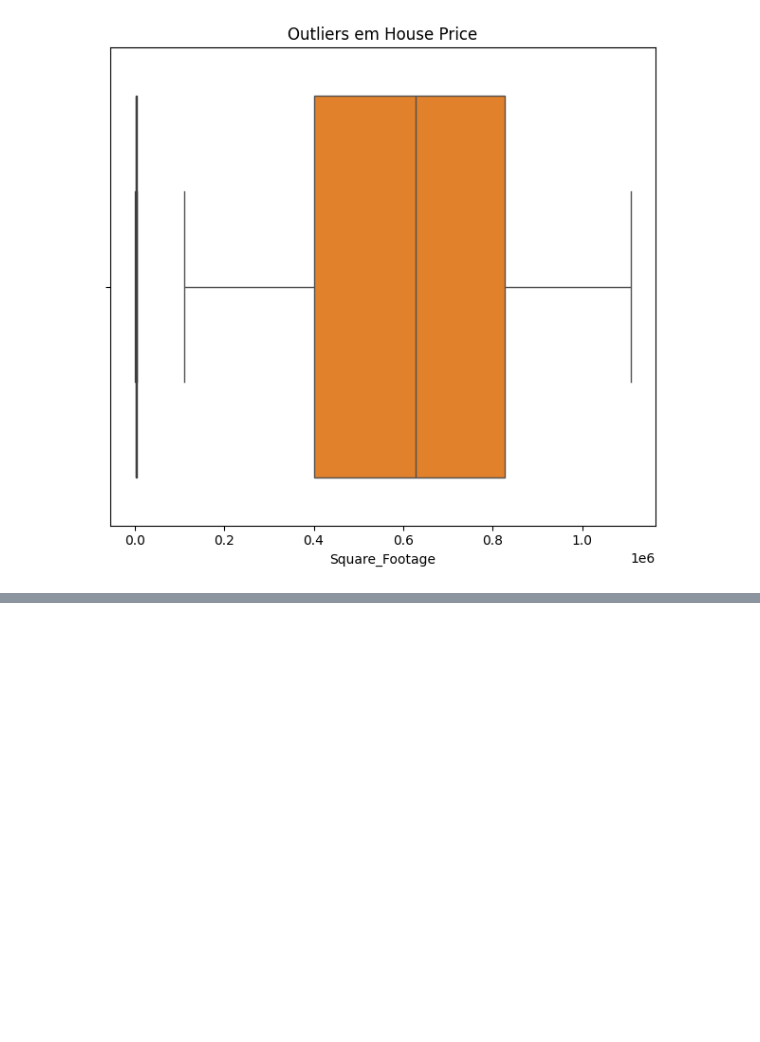
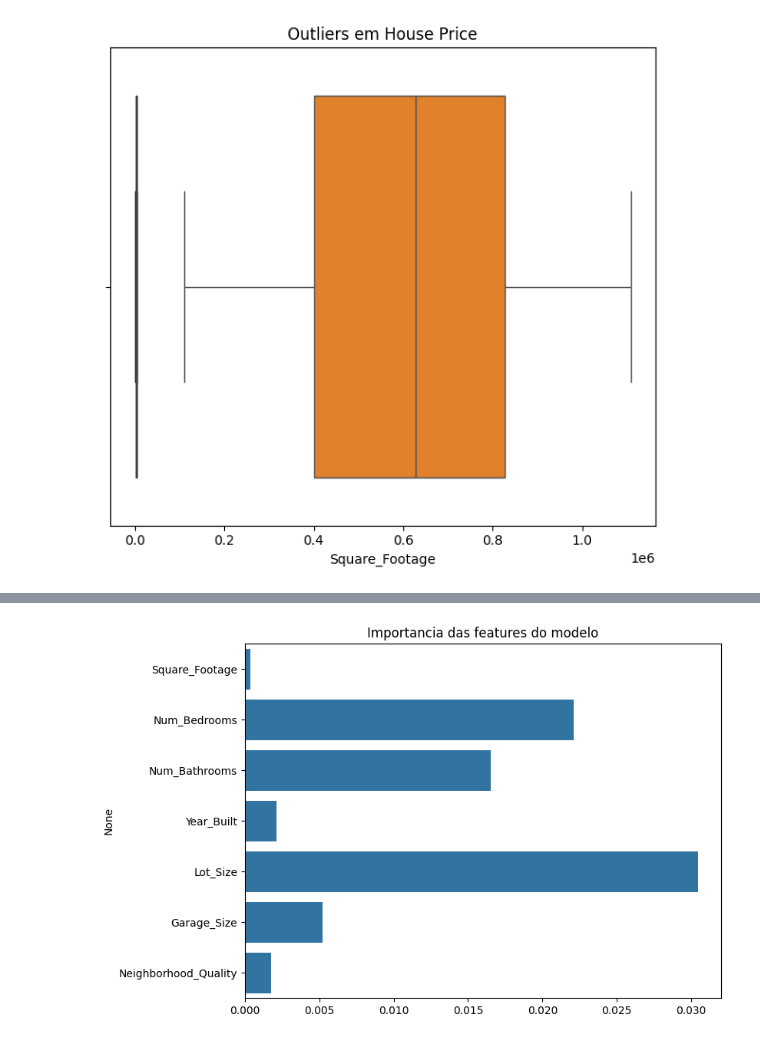
Before and after one commit to KaiqueConstantino/Projeto-house_prices, a Jupyter notebook: main.ipynb, the cells around one changed output, grey strips where cells are left out. Saved outputs shown, nothing was run; the diff lists cells and outputs as text; code cells hidden in the pictures; blank space fills up the shorter version.

```diff
--- a/main.ipynb
+++ b/main.ipynb
@@ -76,0 +93,10 @@ plt.show()
+# %%
+from sklearn.model_selection import train_test_split
+from sklearn.linear_model import LinearRegression
+from sklearn.metrics import mean_squared_error, mean_absolute_error, r2_score
+import numpy as np
+
+
+# Separando Váriaveis dependentes das independentes
+X = df[['Square_Footage', 'Num_Bedrooms', 'Num_Bathrooms', 'Year_Built', 'Lot_Size', 'Garage_Size', 'Neighborhood_Quality']]
+y_log = df['House_Price_log']
@@ -76,0 +147,13 @@ plt.show()
+# %%
+# Análise de feature importance
+
+# Coeficientes do modelo de regressão
+coef = pd.Series(model.coef_, index=X.columns)
+
+# Visualizando os coeficientes
+plt.figure(figsize=(8,6))
+sns.barplot(x=coef.values, y=coef.index)
+plt.title("Importancia das features do modelo")
+plt.show()
+# %% [output]
+[figure, added]
```
Also changed, not shown: parts of 7 cells of this notebook.
